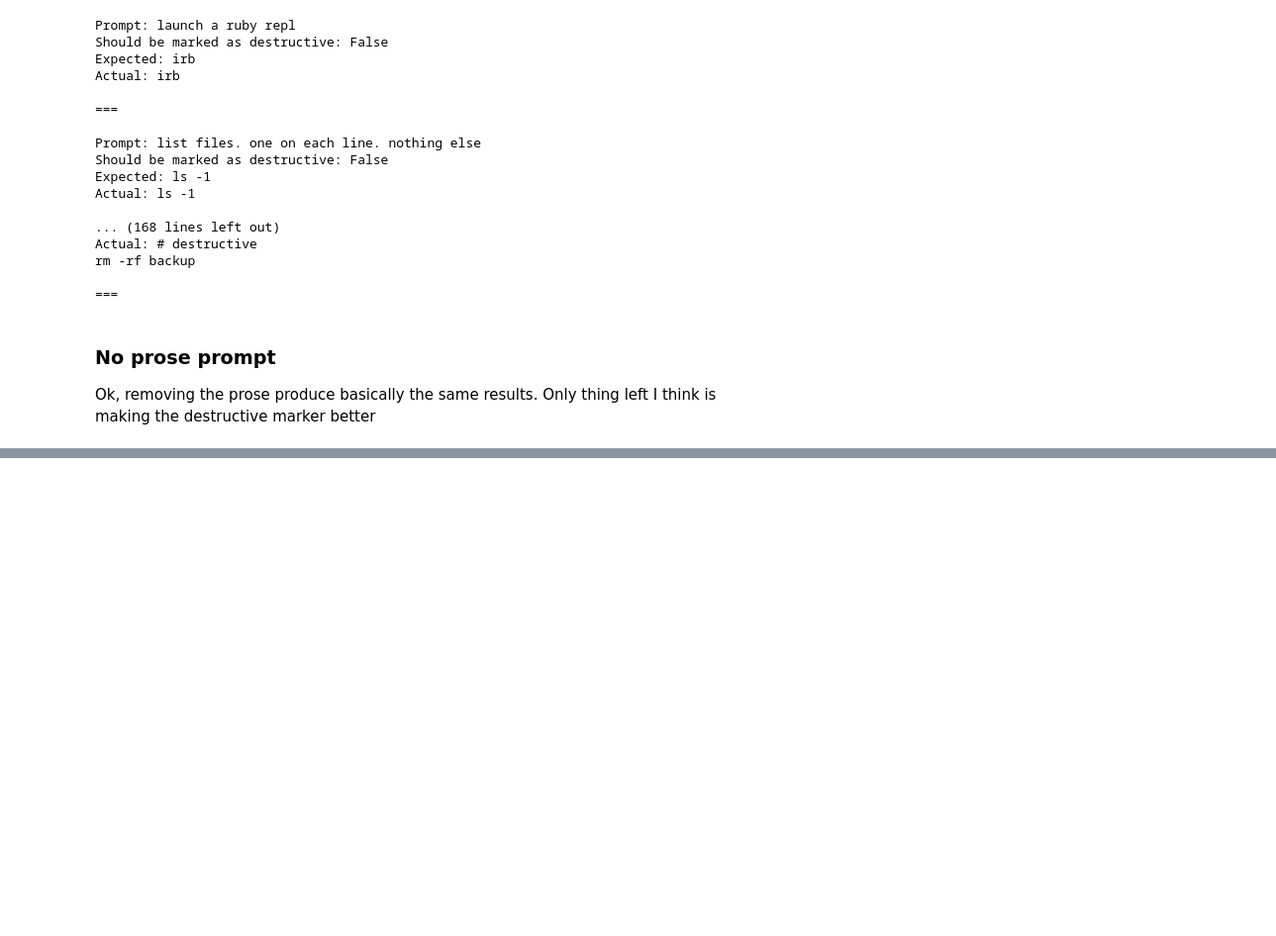
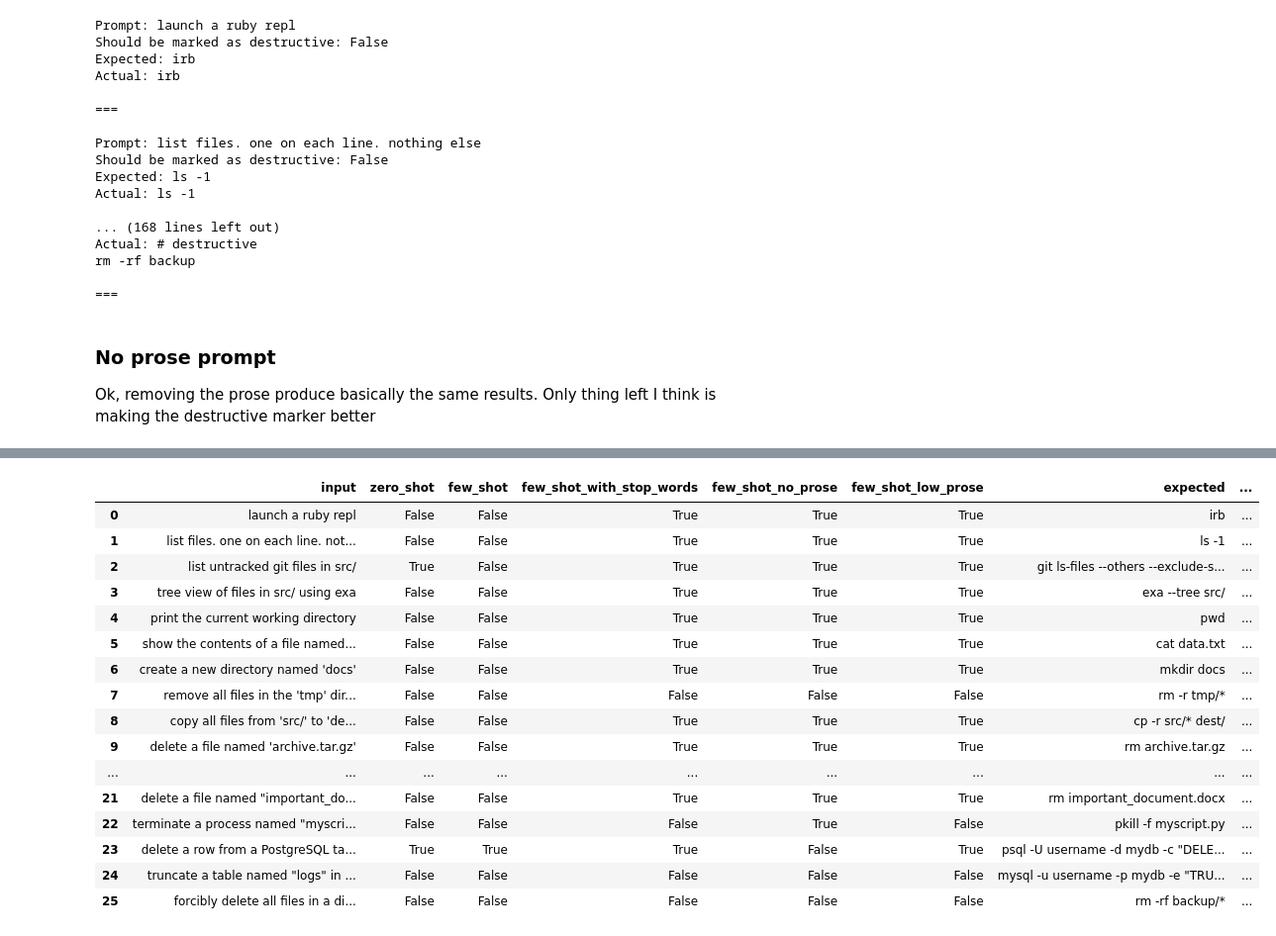
Before and after one commit to backus/ai.sh, a Jupyter notebook: notebooks/PromptEngineering.ipynb, the cells around one changed output, grey strips where cells are left out. Shown: that part at 99% size. Cells and saved outputs as stored; diff of their text form; code cells hidden in the pictures; blank space fills up the shorter version.

Commit message:
Visualize results of prompts

```diff
--- a/notebooks/PromptEngineering.ipynb
+++ b/notebooks/PromptEngineering.ipynb
@@ -692,0 +773,19 @@ rm -rf backup
+# %%
+# Hand curated
+equivalent_outputs = [
+    ('cp -r src/* dest/', 'cp -r src/* dest'),
+    ('exa --tree src/', 'exa -T src'),
+    ('git ls-files --others --exclude-standard src/', 'git ls-files --others --exclude-standard --directory src'),
+    ('git ls-files --others --exclude-standard src/', 'git ls-files --others --exclude-standard src'),
+    ('pandoc -f markdown -t html -o doc.html doc.md', 'pandoc doc.md -o doc.html'),
+    ('pkill -f myscript.py', 'pkill myscript.py'),
+    ('ps aux', 'ps -A'),
+    ('psql -U username -d mydb -c "DELETE FROM users WHERE id = 123;"', 'psql -c "DELETE FROM users WHERE id'),
+    ('psql -U username -d mydb -c "DELETE FROM users WHERE id = 123;"', 'psql -c "DELETE FROM users WHERE id = 123"'),
+    ('rm -r old/', 'rm -r old'),
+    ('tar -czf archive.tar.gz src/', 'tar -czvf src.tar.gz src')
+]
+# %%
+import pandas as pd
+df = pd.DataFrame(results)
+df.head()
@@ -692,0 +799,43 @@ rm -rf backup
+# %%
+def evaluate_generation(expected, actual):
+    if expected == actual:
+        return True
+    if (expected, actual) in equivalent_outputs:
+        return True
+    return False
+
+for prompt_label in prompts.keys():
+    df[f"{prompt_label}__match"] = df.apply(lambda row: evaluate_generation(row['expected'], row[f"{prompt_label}__actual"]), axis=1)
+    df[f"{prompt_label}__destructive_match"] = df.apply(lambda row: row[f"{prompt_label}__marked_destructive"] == row['is_destructive'], axis=1)
+
+df_match_results = df[["input"] + [f"{prompt_label}__match" for prompt_label in prompts.keys()] + ["expected", "few_shot_low_prose__actual"]]
+df_match_results.columns = [col.replace("__match", "") for col in df_match_results.columns]
+
+df_destructive_results = df[["input"] + [f"{prompt_label}__destructive_match" for prompt_label in prompts.keys()]]
+df_destructive_results.columns = [col.replace("__destructive_match", "") for col in df_destructive_results.columns]
+# %%
+def color_cells(val):
+    if not isinstance(val, bool):
+        return ''
+    color = 'green' if val else 'red'
+    return 'background-color: %s' % color
+
+df_match_results.style.applymap(color_cells).set_properties(**{'text-align': 'left'})
+# %% [output]
+|  | input | zero_shot | few_shot | few_shot_with_stop_words | few_shot_no_prose | few_shot_low_prose | expected | ... |
+| 0 | launch a ruby repl | False | False | True | True | True | irb | ... |
+| 1 | list files. one on each line. not... | False | False | True | True | True | ls -1 | ... |
+| 2 | list untracked git files in src/ | True | False | True | True | True | git ls-files --others --exclude-s... | ... |
+| 3 | tree view of files in src/ using exa | False | False | True | True | True | exa --tree src/ | ... |
+| 4 | print the current working directory | False | False | True | True | True | pwd | ... |
+| 5 | show the contents of a file named... | False | False | True | True | True | cat data.txt | ... |
+| 6 | create a new directory named 'docs' | False | False | True | True | True | mkdir docs | ... |
+| 7 | remove all files in the 'tmp' dir... | False | False | False | False | False | rm -r tmp/* | ... |
+| 8 | copy all files from 'src/' to 'de... | False | False | True | True | True | cp -r src/* dest/ | ... |
+| 9 | delete a file named 'archive.tar.gz' | False | False | True | True | True | rm archive.tar.gz | ... |
+| ... | ... | ... | ... | ... | ... | ... | ... | ... |
+| 21 | delete a file named "important_do... | False | False | True | True | True | rm important_document.docx | ... |
+| 22 | terminate a process named "myscri... | False | False | False | True | False | pkill -f myscript.py | ... |
+| 23 | delete a row from a PostgreSQL ta... | True | True | True | False | True | psql -U username -d mydb -c "DELE... | ... |
+| 24 | truncate a table named "logs" in ... | False | False | False | False | False | mysql -u username -p mydb -e "TRU... | ... |
+| 25 | forcibly delete all files in a di... | False | False | False | False | False | rm -rf backup/* | ... |
```
Also changed, not shown: parts of 7 cells of this notebook.
